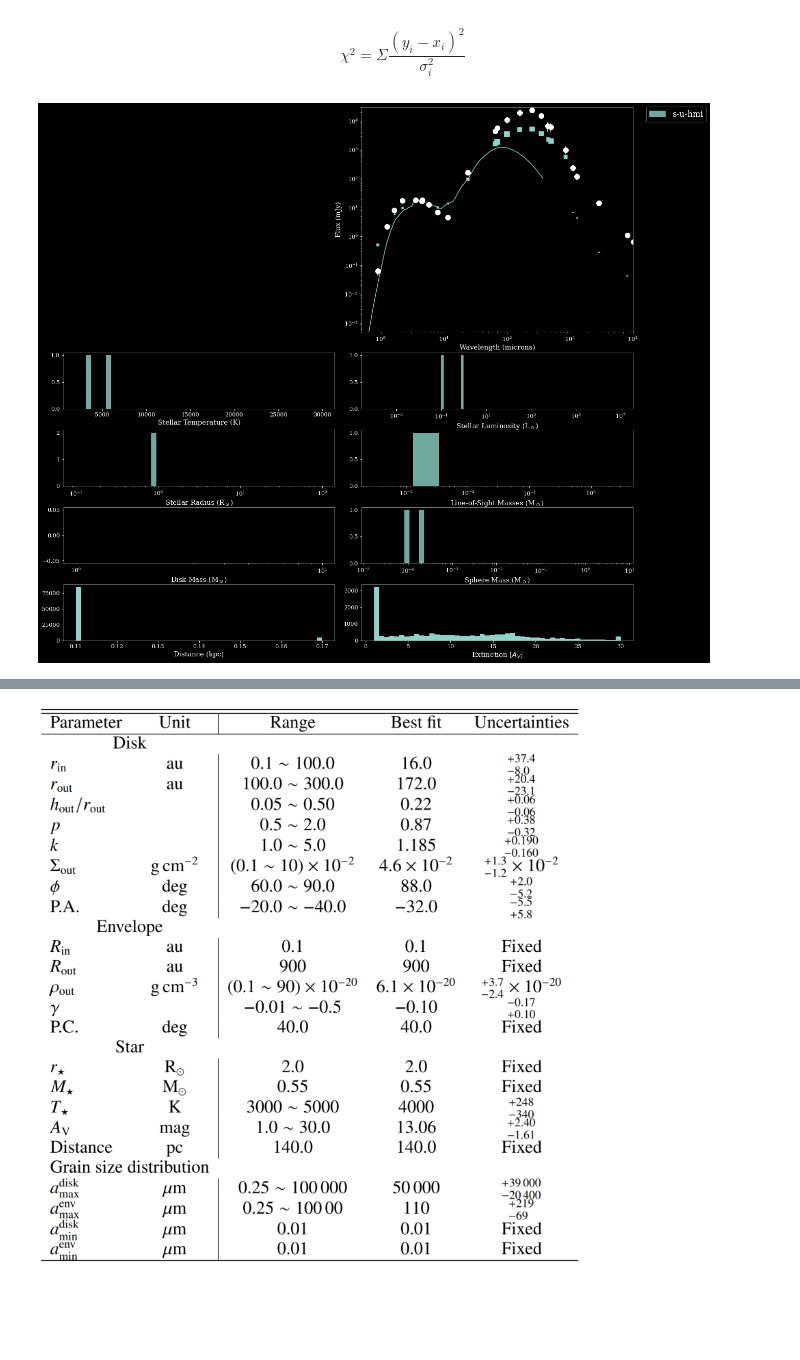
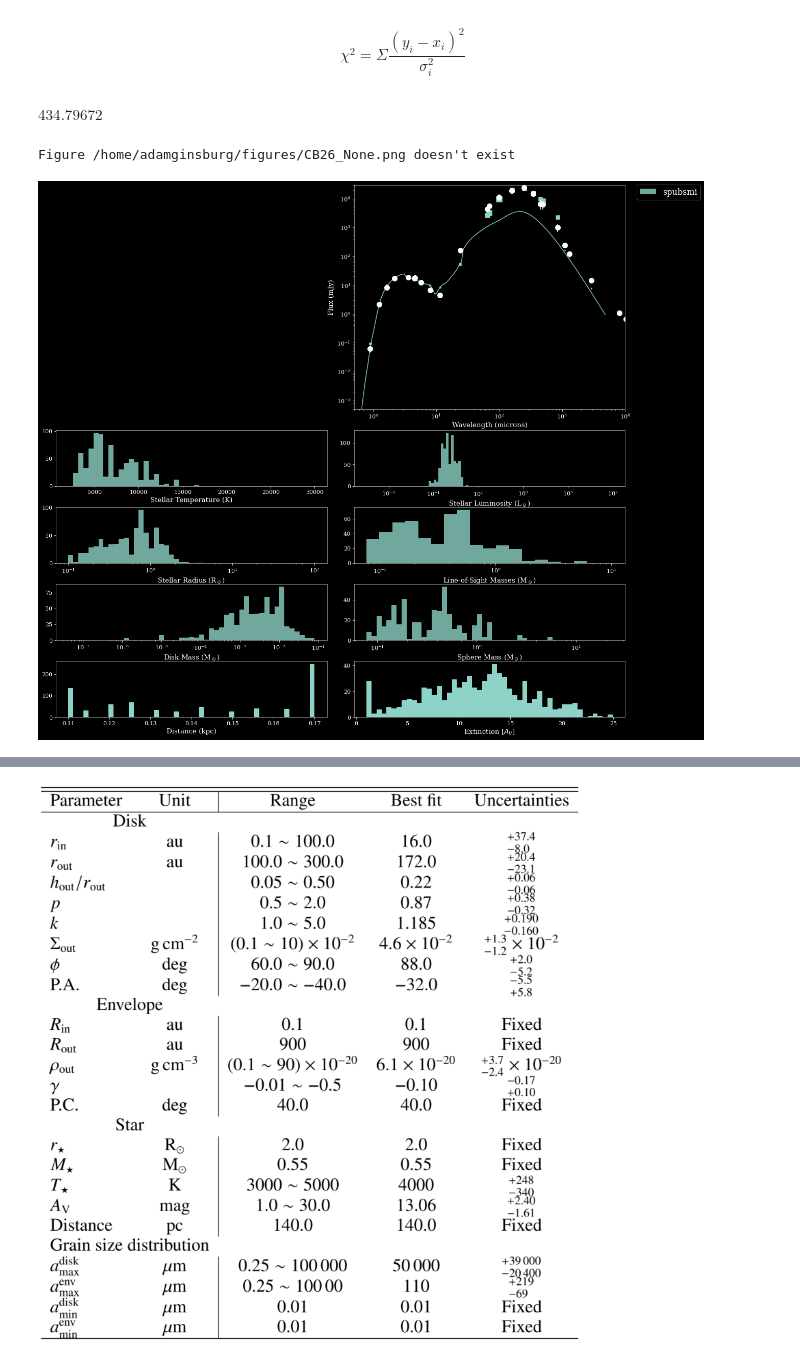
Before and after one commit to keflavich/SPICY_ALMAIMF, a Jupyter notebook: notebooks/RobitailleModelBenchmark.ipynb, the cells around one changed output, grey strips where cells are left out. Drawn from its saved outputs; the diff is of its cells as text; code cells hidden in the pictures; blank space fills up the shorter version.

```diff
--- a/notebooks/RobitailleModelBenchmark.ipynb
+++ b/notebooks/RobitailleModelBenchmark.ipynb
@@ -156,13 +156,19 @@ pl.style.use('dark_background')
 It also shows the per-aperture convolved flux as squares with size scaled by aperture size.
 # %% [markdown]
 $$\chi^2 = \Sigma \frac{(y_i - x_i)^2}{\sigma_i^2}$$
+# %%
+minchi2 = min([np.nanmin(fits[geom].chi2) for geom in fits])
+minchi2
+# %% [output]
+$434.79672 \; \mathrm{}$
 # %%
-deltachi2limit = 200
+deltachi2limit = minchi2*3 if minchi2 > 3 else 9
 # %%
-fit = fits['s-u-hmi']
-plot_fit({'s-u-hmi': fit}, ['s-u-hmi'], deltachi2limit=deltachi2limit,)
+fit = fits['spubsmi']
+plot_fit({'spubsmi': fit}, ['spubsmi'], fieldid='CB26', deltachi2limit=deltachi2limit, min_chi2=minchi2)
 # %% [output]
+Figure /home/adamginsburg/figures/CB26_None.png doesn't exist
-[figure, old version]
+[figure, new version]
 # %%
 geo = 'sp--s-i'
 fit = fits[geo]
```
Also changed, not shown: parts of 30 cells of this notebook, 3 other files.
